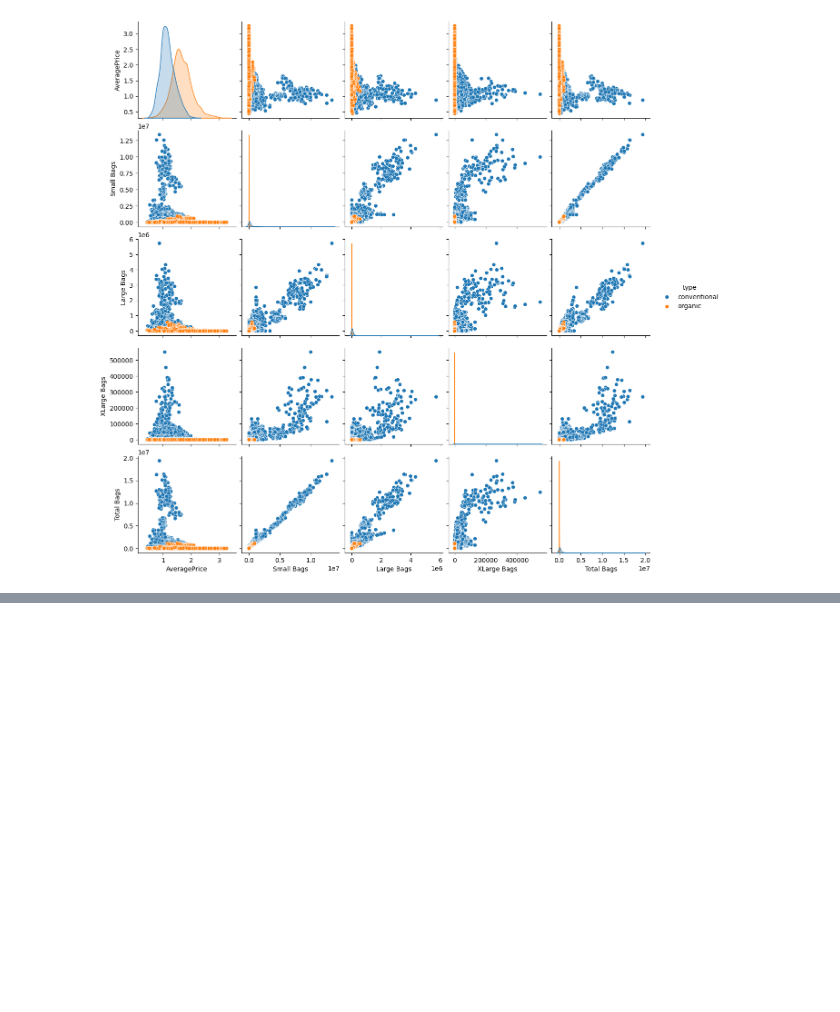
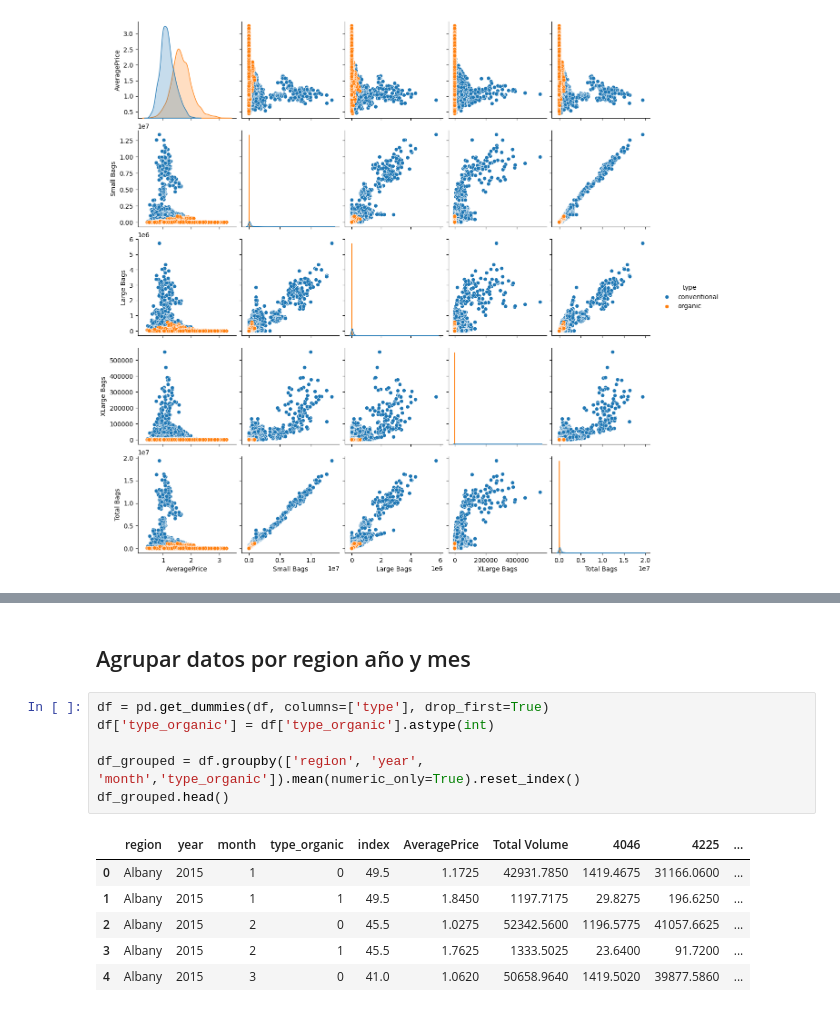
Before and after one commit to juanjoher/CienciaDatosProy2, a Jupyter notebook: proyecto.ipynb, the cells around one changed output, grey strips where cells are left out. Drawn from its saved outputs; the diff is of its cells as text; blank space fills up the shorter version.

```diff
--- a/proyecto.ipynb
+++ b/proyecto.ipynb
@@ -230,0 +266,15 @@ plt.show()
+# %% [markdown]
+## Agrupar datos por region año y mes
+# %%
+df = pd.get_dummies(df, columns=['type'], drop_first=True)
+df['type_organic'] = df['type_organic'].astype(int)
+
+df_grouped = df.groupby(['region', 'year', 'month','type_organic']).mean(numeric_only=True).reset_index()
+df_grouped.head()
+# %% [output]
+|  | region | year | month | type_organic | index | AveragePrice | Total Volume | 4046 | 4225 | ... |
+| 0 | Albany | 2015 | 1 | 0 | 49.5 | 1.1725 | 42931.7850 | 1419.4675 | 31166.0600 | ... |
+| 1 | Albany | 2015 | 1 | 1 | 49.5 | 1.8450 | 1197.7175 | 29.8275 | 196.6250 | ... |
+| 2 | Albany | 2015 | 2 | 0 | 45.5 | 1.0275 | 52342.5600 | 1196.5775 | 41057.6625 | ... |
+| 3 | Albany | 2015 | 2 | 1 | 45.5 | 1.7625 | 1333.5025 | 23.6400 | 91.7200 | ... |
+| 4 | Albany | 2015 | 3 | 0 | 41.0 | 1.0620 | 50658.9640 | 1419.5020 | 39877.5860 | ... |
```
Also changed, not shown: parts of 10 cells of this notebook.
